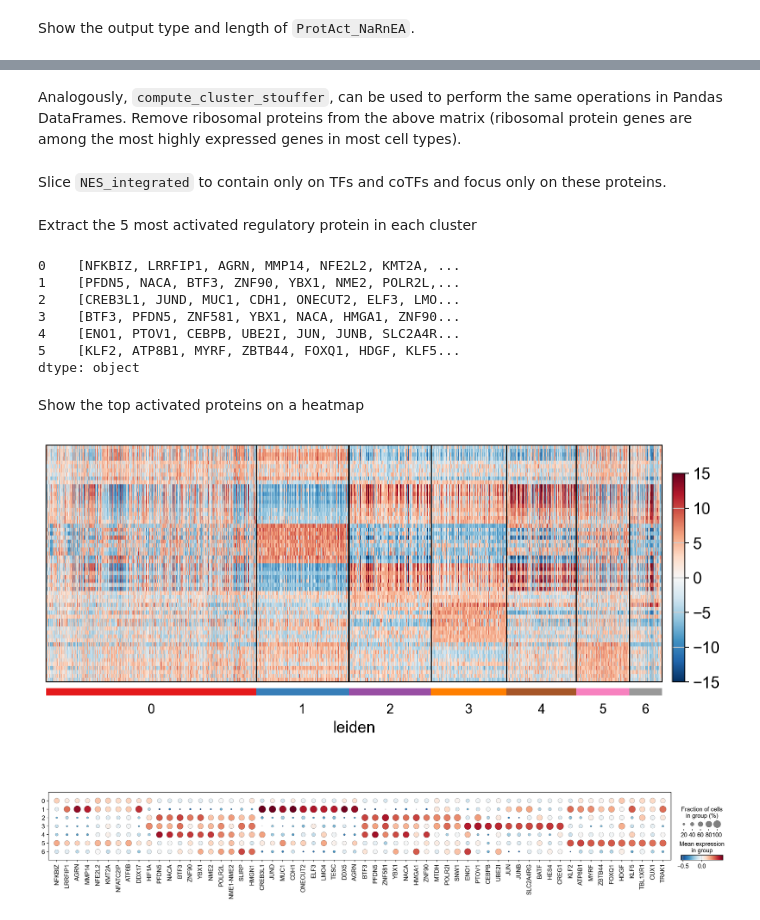
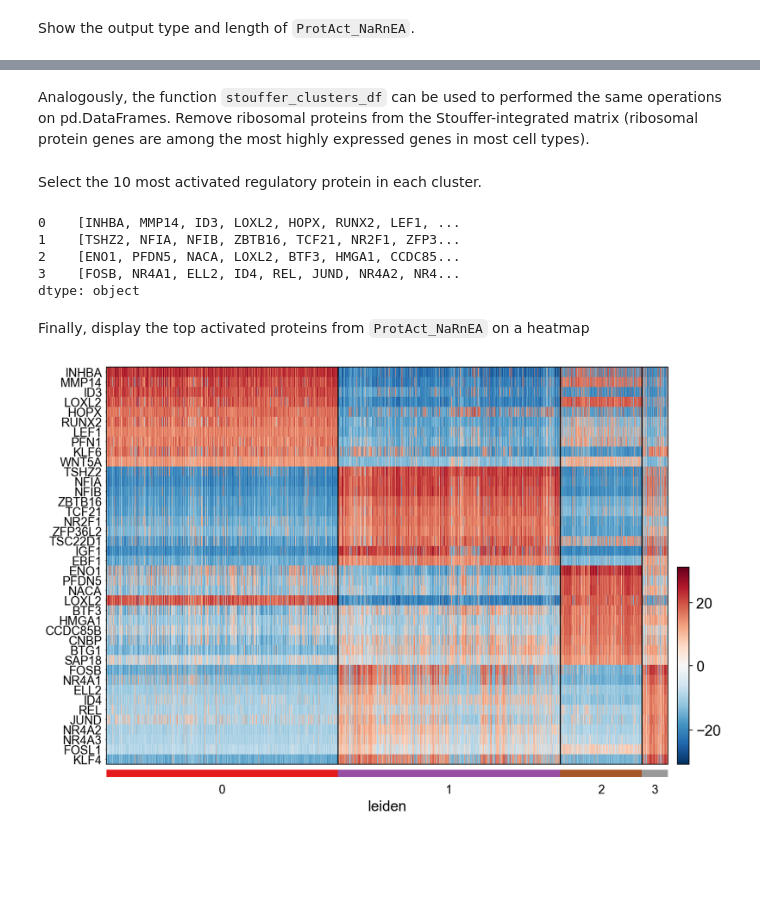
Before and after one commit to alevax/pyviper, a Jupyter notebook: docs/Tutorial-1.ipynb, the cells around one changed output, grey strips where cells are left out. Drawn from its saved outputs; the diff is of its cells as text; code cells hidden in the pictures; blank space fills up the shorter version.

```diff
--- a/docs/Tutorial-1.ipynb
+++ b/docs/Tutorial-1.ipynb
@@ -237,0 +272,3 @@ NES_integrated = pyther.compute_cluster_stouffer_anndata(ProtAct_NaRnEA, "leiden
+# %%
+NES_integrated = ProtAct_NaRnEA.uns["stouffer"]
+NES_integrated
@@ -238,37 +282,23 @@ NES_integrated = pyther.compute_cluster_stouffer_anndata(ProtAct_NaRnEA, "leiden
 # %% [markdown]
-Analogously, `compute_cluster_stouffer`, can be used to perform the same operations in Pandas DataFrames. Remove ribosomal proteins from the above matrix (ribosomal protein genes are among the most highly expressed genes in most cell types).
+Analogously, the function `stouffer_clusters_df` can be used to performed the same operations on pd.DataFrames. Remove ribosomal proteins from the Stouffer-integrated matrix (ribosomal protein genes are among the most highly expressed genes in most cell types).
 # %%
-filtered_proteins = NES_integrated.var_names[~NES_integrated.var_names.str.startswith('RP')].to_list() # Exclude columns starting with 'RP' from integrated matrix
-NES_integrated = NES_integrated[:,filtered_proteins] # remove ribosomal proteins from the AnnData object
+filtered_proteins = NES_integrated.columns[~NES_integrated.columns.str.startswith('RP')].to_list() # Exclude columns starting with 'RP' from integrated matrix
+NES_integrated = NES_integrated.loc[:,filtered_proteins] # remove ribosomal proteins from DataFrame
-# %% [markdown]
-Slice `NES_integrated` to contain only on TFs and coTFs and focus only on these proteins.
-# %%
-TFs_list = pyther.load.load_TFs(species="human") # load list of TFs
-coTFs_list = pyther.load.load_coTFs(species="human") # load list of coTFs
-TFs_coTFs = TFs_list + coTFs_list # concatenate TFs and coTFs
-
-NES_integrated = NES_integrated[:,NES_integrated.var_names.isin(TFs_coTFs)] # slice NES_integrated to have only TFs and coTFs
 # %% [markdown]
-Extract the 5 most activated regulatory protein in each cluster
+Select the 10 most activated regulatory protein in each cluster.
 # %%
-active_proteins = NES_integrated.to_df().apply(lambda row: row.nlargest(10).index.tolist(), axis=1)  # the top 10 most activated proteins in each cell type
+active_proteins = NES_integrated.apply(lambda row: row.nlargest(10).index.tolist(), axis=1)  # the top 10 most activated proteins in each cell type
 active_proteins
 # %% [output]
-0    [NFKBIZ, LRRFIP1, AGRN, MMP14, NFE2L2, KMT2A, ...
-1    [PFDN5, NACA, BTF3, ZNF90, YBX1, NME2, POLR2L,...
-2    [CREB3L1, JUND, MUC1, CDH1, ONECUT2, ELF3, LMO...
-3    [BTF3, PFDN5, ZNF581, YBX1, NACA, HMGA1, ZNF90...
-4    [ENO1, PTOV1, CEBPB, UBE2I, JUN, JUNB, SLC2A4R...
-5    [KLF2, ATP8B1, MYRF, ZBTB44, FOXQ1, HDGF, KLF5...
+0    [INHBA, MMP14, ID3, LOXL2, HOPX, RUNX2, LEF1, ...
+1    [TSHZ2, NFIA, NFIB, ZBTB16, TCF21, NR2F1, ZFP3...
+2    [ENO1, PFDN5, NACA, LOXL2, BTF3, HMGA1, CCDC85...
+3    [FOSB, NR4A1, ELL2, ID4, REL, JUND, NR4A2, NR4...
 dtype: object
 # %% [markdown]
-Show the top activated proteins on a heatmap
+Finally, display the top activated proteins from `ProtAct_NaRnEA` on a heatmap
 # %%
 protein_set = active_proteins.sum() # protein set to display on the heatmap
-ax = pyther.pl.heatmap(ProtAct_NaRnEA, var_names=protein_set, groupby="leiden",vmin=-15,vmax=15, vcenter=0,cmap="RdBu_r",dendrogram=False,swap_axes=True, show_gene_labels=False)
+ax = pyviper.pl.heatmap(ProtAct_NaRnEA, var_names=protein_set, groupby="leiden", vcenter=0, cmap="RdBu_r",dendrogram=False,swap_axes=True, show_gene_labels=True)
 # %% [output]
-[figure, old version]
+[figure, new version]
-# %%
-pyther.pl.dotplot(ProtAct_NaRnEA, var_names=protein_set, layer="pes",groupby='leiden', cmap="RdBu_r", vcenter=0,dendrogram=False)
-# %% [output]
-[figure, removed]
```
Also changed, not shown: parts of 63 cells of this notebook, 8 other files.
